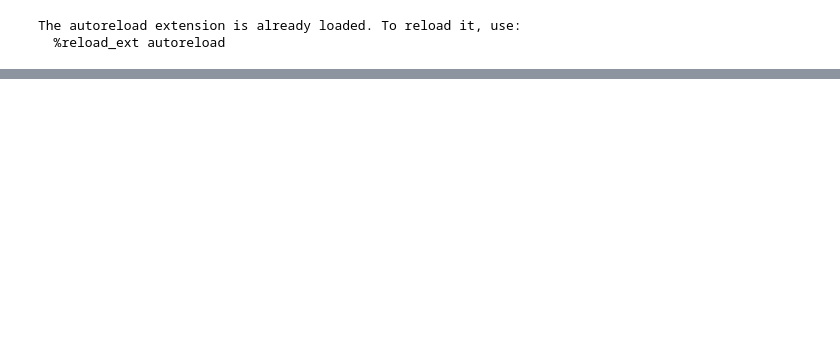
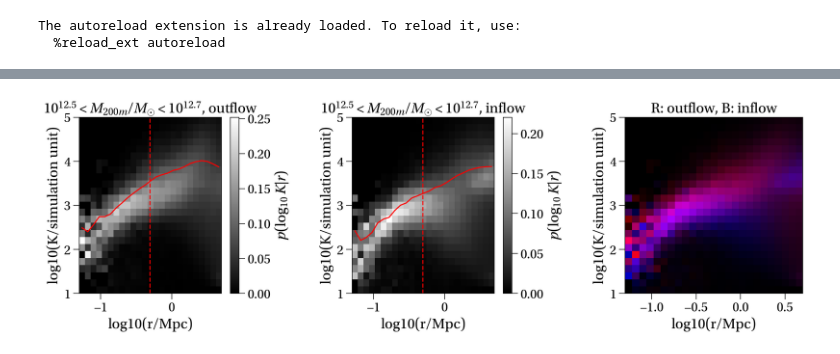
Before and after one commit to apontzen/flamingo_tangos_properties, a Jupyter notebook: entropy-spread-plots.ipynb, the cells around one changed output, grey strips where cells are left out. Drawn from its saved outputs; the diff is of its cells as text; code cells hidden in the pictures; blank space fills up the shorter version.

```diff
--- a/entropy-spread-plots.ipynb
+++ b/entropy-spread-plots.ipynb
@@ -40,0 +45,65 @@ crosscheck_all(42)
+# %%
+def auto_combine_out_and_inflows():
+
+    fig = p.gcf()
+
+    # Pick the two data axes by title (avoids accidentally grabbing colorbar axes)
+    ax_out = next(ax for ax in fig.axes if "outflow" in ax.get_title().lower())
+    ax_in  = next(ax for ax in fig.axes if "inflow" in ax.get_title().lower())
+
+    def _axis_data(ax):
+        # Prefer true image data if present
+        if ax.images:
+            arr = np.asarray(ax.images[0].get_array(), dtype=float)
+            return np.ma.filled(arr, np.nan)
+        raise ValueError("No image data found in axis with title '{}'".format(ax.get_title()))
+
+    img1 = _axis_data(ax_out)
+    img2 = _axis_data(ax_in)
+
+    # Match shapes
+    hh = min(img1.shape[0], img2.shape[0])
+    ww = min(img1.shape[1], img2.shape[1])
+    img1 = img1[:hh, :ww]
+    img2 = img2[:hh, :ww]
+
+    # Normalize each channel independently
+    img1 = (img1 - np.nanmin(img1)) / (np.nanmax(img1) - np.nanmin(img1) + 1e-12)
+    img2 = (img2 - np.nanmin(img2)) / (np.nanmax(img2) - np.nanmin(img2) + 1e-12)
+
+    rgb = np.zeros((hh, ww, 3), dtype=float)
+    rgb[..., 0] = np.nan_to_num(img1)  # red: outflow
+    rgb[..., 2] = np.nan_to_num(img2)  # blue: inflow
+
+    ax3 = p.gca()
+    src = ax_out  # outflow/inflow share the same geometry
+
+    im = src.images[0]
+    extent = im.get_extent()
+    ax3.imshow(
+        rgb,
+        extent=extent,
+        origin=im.origin,
+        aspect='auto'
+    )
+
+
+    # Copy labels
+    ax3.set_xlabel(src.get_xlabel())
+    ax3.set_ylabel(src.get_ylabel())
+    ax3.set_title("R: outflow, B: inflow")
+
+    p.xlim(extent[0], extent[1])
+    p.ylim(extent[2], extent[3])
+
+p.figure(figsize=(15,5))
+p.subplot(131)
+fa.make_entropy_radius_stack(normed=True, restriction='outflow', M_min=12.5, M_max=12.7)
+p.subplot(132)
+fa.make_entropy_radius_stack(normed=True, restriction='inflow', M_min=12.5, M_max=12.7)
+p.subplot(133)
+auto_combine_out_and_inflows()
+
+p.tight_layout()
+# %% [output]
+[figure, added]
```
Also changed, not shown: parts of 4 cells of this notebook, 2 other files.
